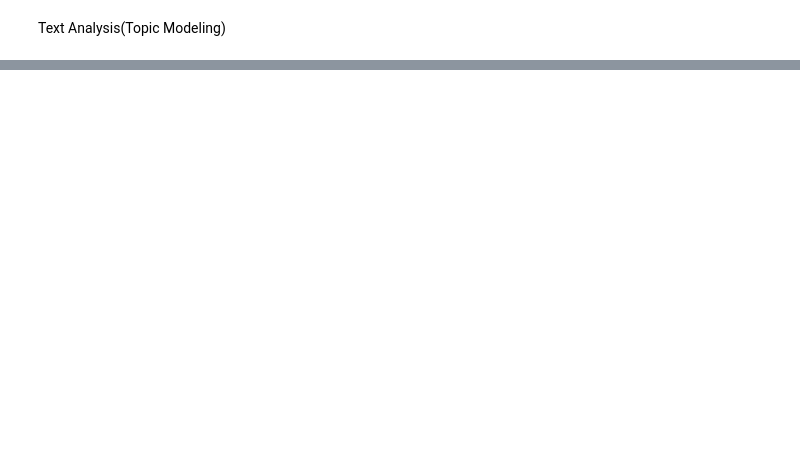
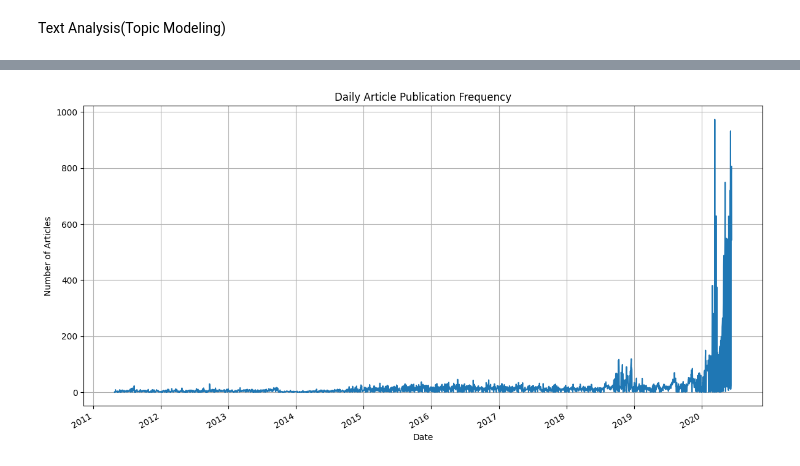
Before and after one commit to mihiretgashaw/sentiment-analysis, a Jupyter notebook: nootbooks/raw_analyst_ratings.ipynb, the cells around one changed output, grey strips where cells are left out. Cells and saved outputs as stored; diff of their text form; code cells hidden in the pictures; blank space fills up the shorter version.

```diff
--- a/nootbooks/raw_analyst_ratings.ipynb
+++ b/nootbooks/raw_analyst_ratings.ipynb
@@ -149,6 +222,7 @@ end_time = time.time()
 # Show elapsed time
 elapsed_time = end_time - start_time
 print(f"Processing time for {len(processed_docs)} headlines: {elapsed_time:.2f} seconds")
-# %%
-
-df['publisher'] = pd.to_datetime(df['publisher'], errors='coerce')
+# %%
+# Force parsing all strings into datetime objects
+df['publisher'] = df['publisher'].astype(str)
+df['publisher'] = pd.to_datetime(df['publisher'], errors='coerce', utc=True)
@@ -155,14 +232,28 @@ df['publisher'] = pd.to_datetime(df['publisher'], errors='coerce')
 # %%
-df['date_only'] = df['publisher'].dt.date
-daily_counts = df.groupby('date_only').size()
+df['date'] = df['publisher'].dt.date
+daily_counts = df.groupby('date').size()
 # %%
-plt.figure(figsize=(12,6))
+# Convert 'date' column to datetime format
+df['date'] = pd.to_datetime(df['date'], errors='coerce')
+df = df.dropna(subset=['date'])
+
+# Group by date and count the number of articles
+daily_counts = df['date'].dt.date.value_counts().sort_index()
+
+# Optional: Ensure the index is datetime for better plotting
+daily_counts.index = pd.to_datetime(daily_counts.index)
+
+# Plotting
+plt.figure(figsize=(12, 6))
 daily_counts.plot()
 plt.title('Daily Article Publication Frequency')
 plt.xlabel('Date')
 plt.ylabel('Number of Articles')
 plt.grid(True)
+plt.tight_layout()
 plt.show()
+# %% [output]
+[figure, added]
 # %%
 df['date'] = pd.to_datetime(df['date'], errors='coerce')
 
```
Also changed, not shown: parts of 32 cells of this notebook.
